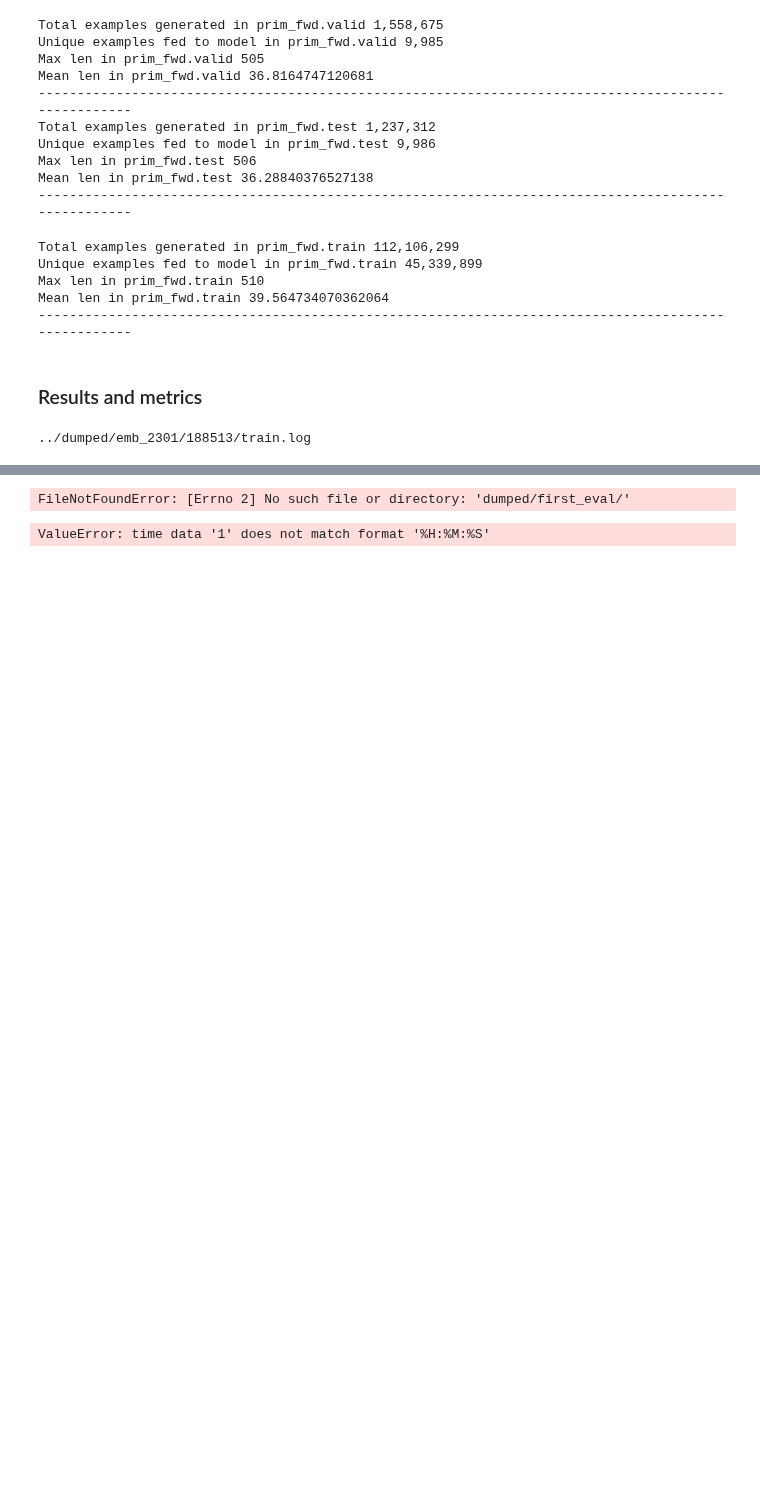
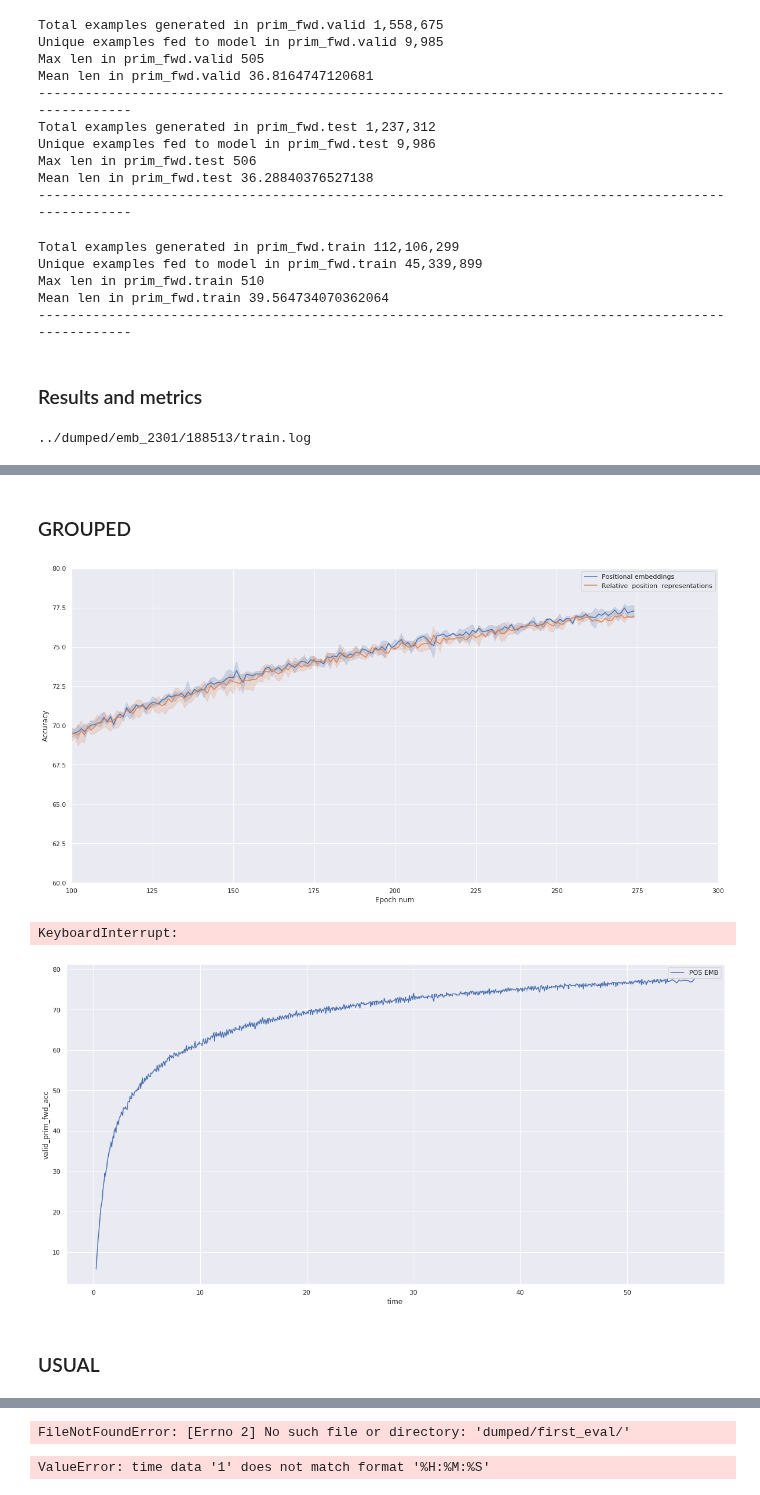
Before and after one commit to Kirili4ik/SymbolicMathematics, a Jupyter notebook: notebooks/my_metrics-base-seqrel.ipynb, the cells around one changed output, grey strips where cells are left out. Drawn from its saved outputs; the diff is of its cells as text; code cells hidden in the pictures; blank space fills up the shorter version.

```diff
--- a/notebooks/my_metrics-base-seqrel.ipynb
+++ b/notebooks/my_metrics-base-seqrel.ipynb
@@ -151,0 +185,2 @@ names = {'188513':'emb',
+# %% [markdown]
+### GROUPED
@@ -152,3 +208,34 @@ names = {'188513':'emb',
+# %%
+import matplotlib.pyplot as plt
+
+for key in needed:
+    ### epoch
+    plt.figure(figsize=(20,10))
+    sns.lineplot(data=pos_emb_df, x='epoch', y=key, label='Positional embeddings')
+    sns.lineplot(data=seq_rel_att_df, x='epoch', y=key, label='Relative  position  representations')
+    # accuracy limits
+    plt.xlim(100, 300)
+    plt.ylim(60, 80)
+    #plt.title('Validation accuracy')
+    plt.ylabel('Accuracy')
+    plt.xlabel('Epoch num')
+
+    plt.legend()
+    plt.show()
+
+    ### time
+    plt.figure(figsize=(20,10))
+    sns.lineplot(data=pos_emb_df, x='time', y=key, label='POS EMB')
+    sns.lineplot(data=seq_rel_att_df, x='time', y=key, label='SEQ REL ATT 250 encoder')
+    plt.title(key)
+    plt.legend()
+    plt.show()
+# %% [output]
+[figure, added]
+KeyboardInterrupt:
+[figure, added]
+# %% [markdown]
+### USUAL
 # %%
 import matplotlib.pyplot as plt
 
```
Also changed, not shown: parts of 10 cells of this notebook, 17 other files.
